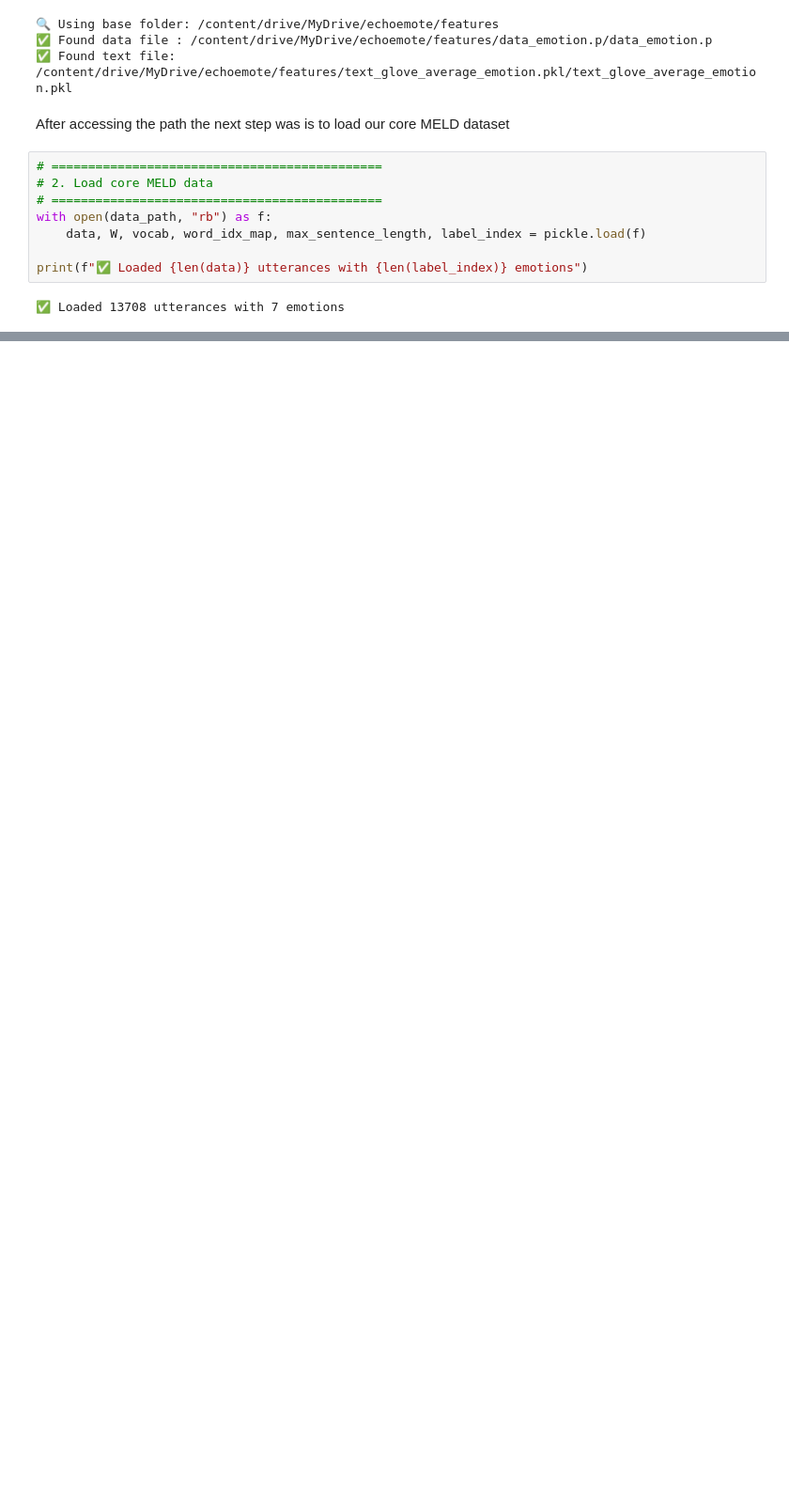
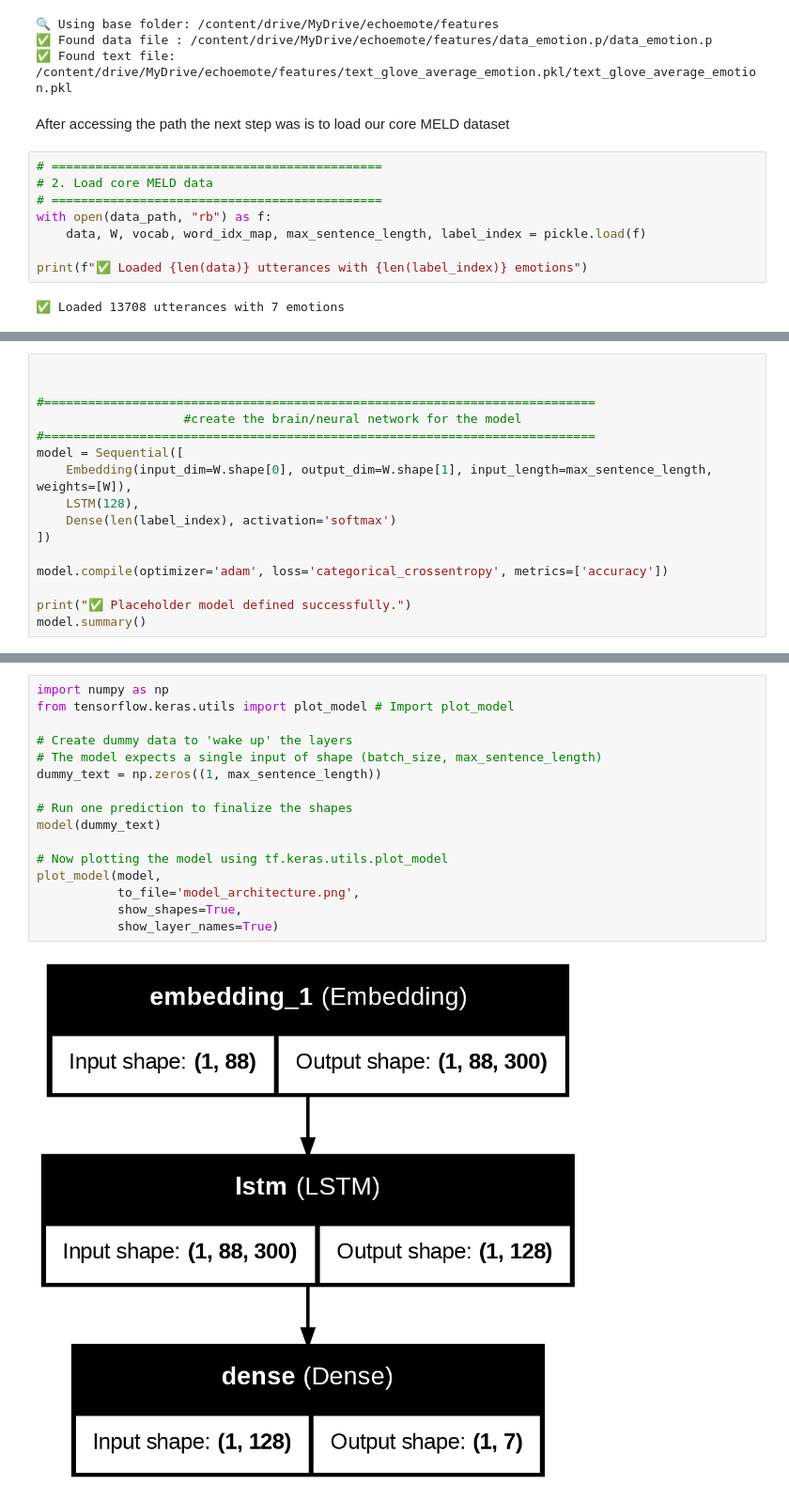
Before and after one commit to Boulder1-kihara/Echo-Emote, a Jupyter notebook: Echo_Emote.ipynb, the cells around one changed output, grey strips where cells are left out. Shown at 94% size. Cells and saved outputs as stored; diff of their text form; blank space fills up the shorter version.

```diff
--- a/Echo_Emote.ipynb
+++ b/Echo_Emote.ipynb
@@ -65,0 +87,16 @@ print(f"✅ Loaded {len(data)} utterances with {len(label_index)} emotions")
+# %%
+
+
+#===========================================================================
+                    #create the brain/neural network for the model
+#===========================================================================
+model = Sequential([
+    Embedding(input_dim=W.shape[0], output_dim=W.shape[1], input_length=max_sentence_length, weights=[W]),
+    LSTM(128),
+    Dense(len(label_index), activation='softmax')
+])
+
+model.compile(optimizer='adam', loss='categorical_crossentropy', metrics=['accuracy'])
+
+print("✅ Placeholder model defined successfully.")
+model.summary()
@@ -65,0 +126,18 @@ print(f"✅ Loaded {len(data)} utterances with {len(label_index)} emotions")
+# %%
+import numpy as np
+from tensorflow.keras.utils import plot_model # Import plot_model
+
+# Create dummy data to 'wake up' the layers
+# The model expects a single input of shape (batch_size, max_sentence_length)
+dummy_text = np.zeros((1, max_sentence_length))
+
+# Run one prediction to finalize the shapes
+model(dummy_text)
+
+# Now plotting the model using tf.keras.utils.plot_model
+plot_model(model,
+           to_file='model_architecture.png',
+           show_shapes=True,
+           show_layer_names=True)
+# %% [output]
+[figure, added]
```
Also changed, not shown: parts of 4 cells of this notebook.
